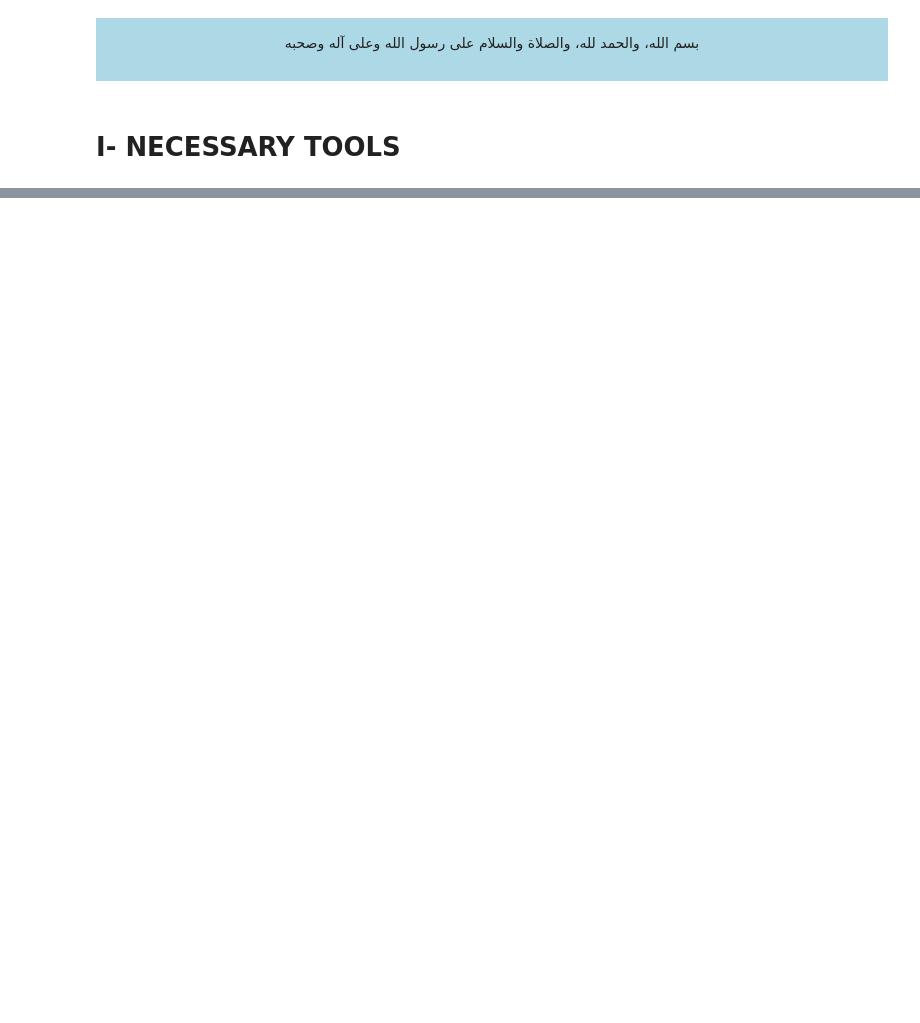
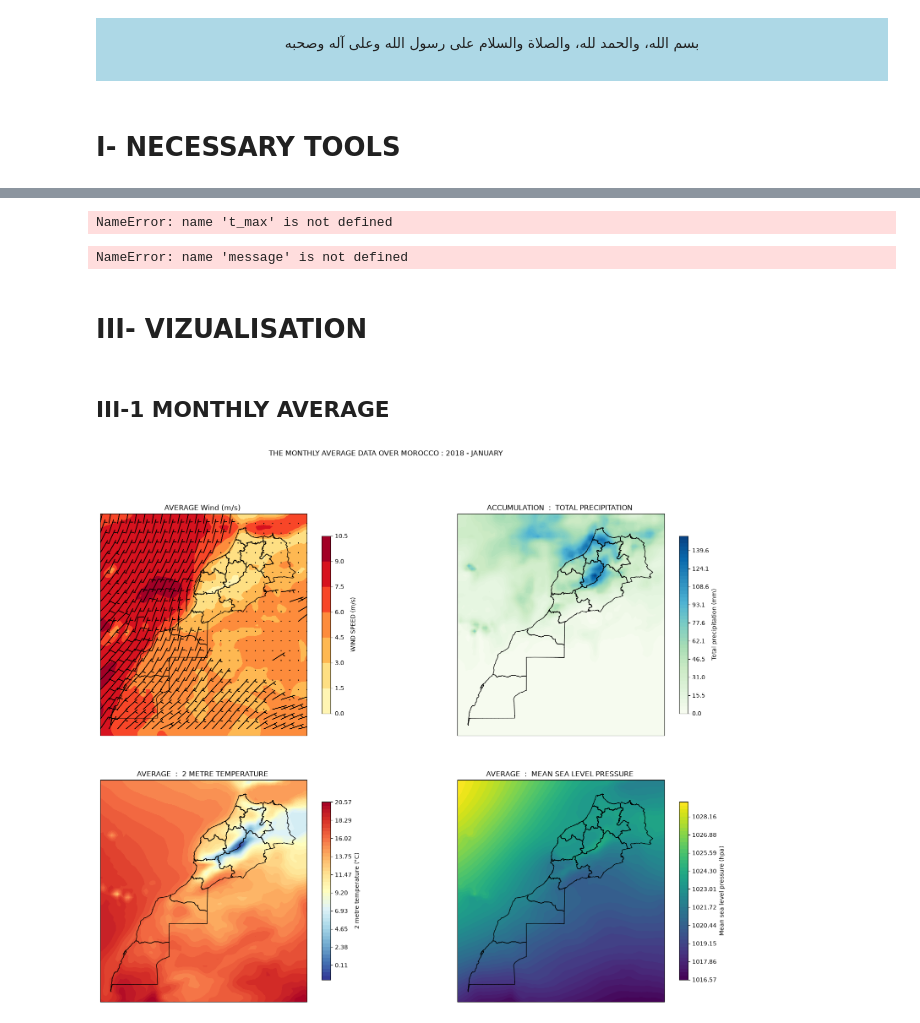
Before and after one commit to Mohamed-01-git/ME_R_SY, a Jupyter notebook: notebooks/01_explore_excel.ipynb, the cells around one changed output, grey strips where cells are left out. Saved outputs shown, nothing was run; the diff lists cells and outputs as text; code cells hidden in the pictures; blank space fills up the shorter version.

```diff
--- a/notebooks/01_explore_excel.ipynb
+++ b/notebooks/01_explore_excel.ipynb
@@ -105,0 +63,66 @@ for i , var in enumerate([t_m , p_m , tp_m]) :
+# %%
+message = {
+
+    "studied_period": {
+        "year": int(year),
+        "month": int(month)
+    },
+
+    "reference_period": {
+        "start_year": 1991,
+        "end_year": 2020
+    },
+
+    "temperature": {
+        "maximum": {
+            "value": float(daily_stats["max"]["t2m"]["values"]mean().values),
+            "day": str(t_max_day.values),
+            "latitude": float(t_max_lat.item()),
+            "longitude": float(t_max_lon.item())
+        },
+        "anomaly": float(t_anom.mean().values)
+    },
+
+    "wind_speed": {
+        "maximum": {
+            "value": float(w_max.mean().values),
+            "day": str(w_max_day.values),
+            "latitude": float(w_max_lat.item()),
+            "longitude": float(w_max_lon.item())
+        },
+        "anomaly": float(w_anom.mean().values)
+    },
+
+    "total_precipitation": {
+        "maximum": {
+            "value": float(tp_max.max().values),
+            "day": str(tp_max_day.values),
+            "latitude": float(tp_max_lat.item()),
+            "longitude": float(tp_max_lon.item())
+        },
+        "anomaly": float(tp_anom.mean().values)
+    },
+
+    "pressure": {
+        "anomaly": float(p_anom.mean().values)
+    }
+}
+# %% [output]
+NameError: name 't_max' is not defined
+# %%
+message_json = json.dumps(
+    message ,
+    indent = 4
+)
+
+print(message_json)
+# %% [output]
+NameError: name 'message' is not defined
+# %% [markdown]
+# III- VIZUALISATION
+# %% [markdown]
+## III-1 MONTHLY AVERAGE
+# %%
+Plot.plot_monthly_avg(statistics , year , month , output_dir)
+# %% [output]
+[figure, added]
```
Also changed, not shown: parts of 16 cells of this notebook, 18 other files.
